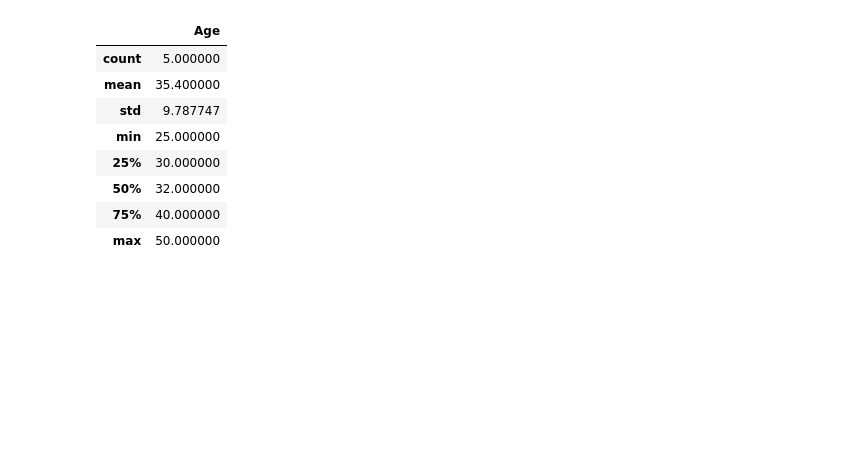
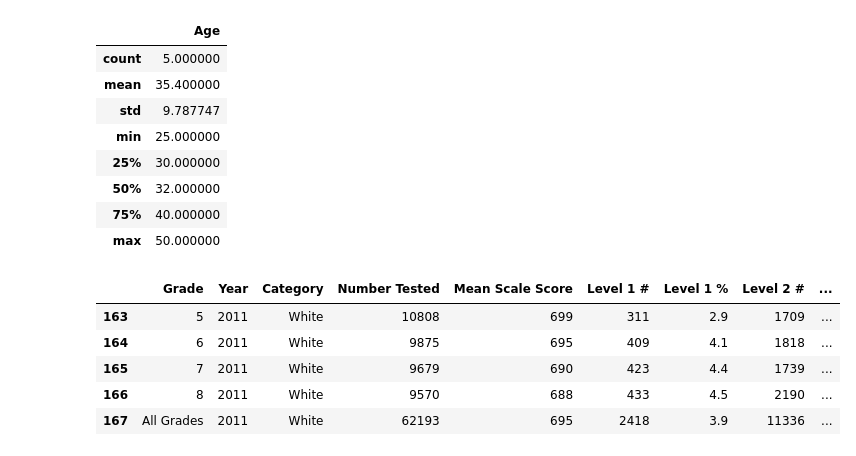
Before and after one commit to Dileepkumarpatelpalamu/Python-Programming, a Jupyter notebook: Pandas Tutorials for Bigneers.ipynb, the cells around one changed output. Saved outputs shown, nothing was run; the diff lists cells and outputs as text; code cells hidden in the pictures; blank space fills up the shorter version.

```diff
--- a/Pandas Tutorials for Bigneers.ipynb
+++ b/Pandas Tutorials for Bigneers.ipynb
@@ -90,0 +93,11 @@ newdf.describe()
+# %%
+dataset = pd.read_csv("test.csv")
+# %%
+dataset.tail(5)
+# %% [output]
+|  | Grade | Year | Category | Number Tested | Mean Scale Score | Level 1 # | Level 1 % | Level 2 # | ... |
+| 163 | 5 | 2011 | White | 10808 | 699 | 311 | 2.9 | 1709 | ... |
+| 164 | 6 | 2011 | White | 9875 | 695 | 409 | 4.1 | 1818 | ... |
+| 165 | 7 | 2011 | White | 9679 | 690 | 423 | 4.4 | 1739 | ... |
+| 166 | 8 | 2011 | White | 9570 | 688 | 433 | 4.5 | 2190 | ... |
+| 167 | All Grades | 2011 | White | 62193 | 695 | 2418 | 3.9 | 11336 | ... |
```
Also changed, not shown: parts of 5 cells of this notebook, 15 other files.
